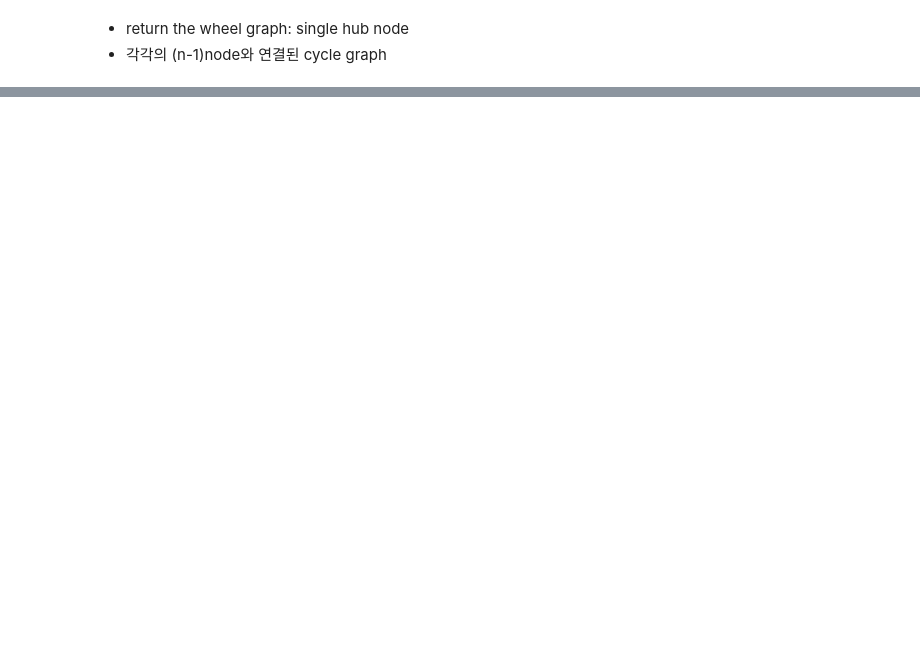
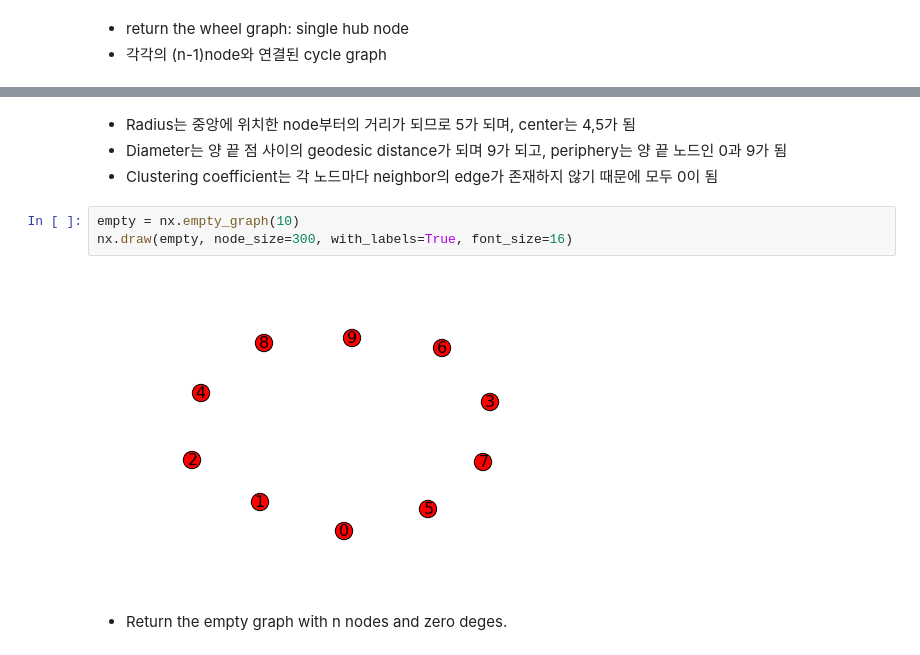
Before and after one commit to kmk4021/data_science, a Jupyter notebook: Assignment4-SNA.ipynb, the cells around one changed output, grey strips where cells are left out. Cells and saved outputs as stored; diff of their text form; blank space fills up the shorter version.

```diff
--- a/Assignment4-SNA.ipynb
+++ b/Assignment4-SNA.ipynb
@@ -408,0 +153,11 @@ nx.draw(red, node_size=200, with_labels=True, font_size=7)
+# %% [markdown]
+- Radius는 중앙에 위치한 node부터의 거리가 되므로 5가 되며, center는 4,5가 됨
+- Diameter는 양 끝 점 사이의 geodesic distance가 되며 9가 되고, periphery는 양 끝 노드인 0과 9가 됨
+- Clustering coefficient는 각 노드마다 neighbor의 edge가 존재하지 않기 때문에 모두 0이 됨
+# %%
+empty = nx.empty_graph(10)
+nx.draw(empty, node_size=300, with_labels=True, font_size=16)
+# %% [output]
+[figure, added]
+# %% [markdown]
+- Return the empty graph with n nodes and zero deges.
```
Also changed, not shown: parts of 57 cells of this notebook.
